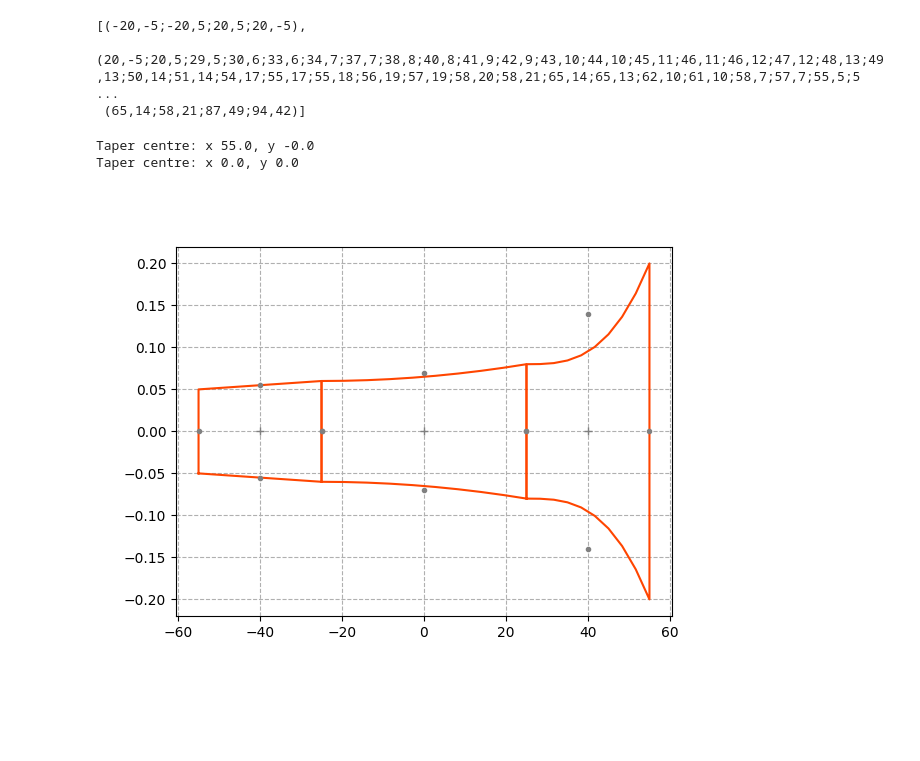
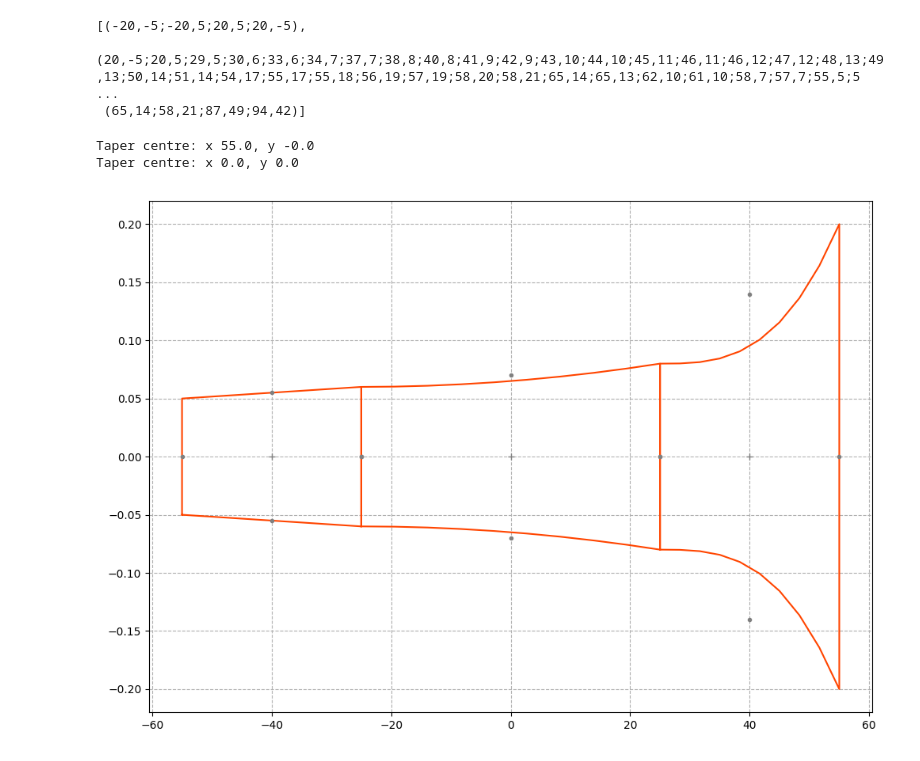
Before and after one commit to jsmatias/kcircuit, a Jupyter notebook: circuit.ipynb, the cells around one changed output. Drawn from its saved outputs; the diff is of its cells as text; code cells hidden in the pictures; blank space fills up the shorter version.

Commit message:
Improved plotting

```diff
--- a/circuit.ipynb
+++ b/circuit.ipynb
@@ -33,29 +32,28 @@ c1.to_klayout()
 # %%
 taper1 = Taper(0.12, 0.1, 30, 1)
 taper2 = Taper(0.16, 0.12, 50, 2)
 taper3 = Taper(0.4, 0.16, 30, 3)
 taper1.rotate(180)
-taper1.shift(Vector(taper1.limit_points()[1][0], 0))
+taper1.shift(taper1.limit_points()[1][0], 0)
 taper2.rotate(180)
 taper3.rotate(180)
 
 circuit_config = [
     taper1.set_connectors(out_edge_idx=1),
     taper2.set_connectors(in_edge_idx=3, out_edge_idx=1),
     taper3.set_connectors(in_edge_idx=3, out_edge_idx=1),
 ]
 
 taper = Circuit(circuit_config)
 taper.build()
 print(f"Taper centre: x {round(taper.centre().x, 3)}, y {round(taper.centre().y, 3)}")
 taper.centralize()
 print(f"Taper centre: x {round(taper.centre().x, 3)}, y {round(taper.centre().y, 3)}")
-ax = taper.plot()
-ax.set_aspect("auto")
+ax = taper.plot(allow_stretch=True)
 # %% [output]
 Taper centre: x 55.0, y -0.0
 Taper centre: x 0.0, y 0.0
-[figure, old version]
+[figure, new version]
 # %%
 def c_shape_circuit_config(taper_length: int) -> list[Shape]:
     total_len = 2000
```
Also changed, not shown: parts of 5 cells of this notebook, 3 other files.
